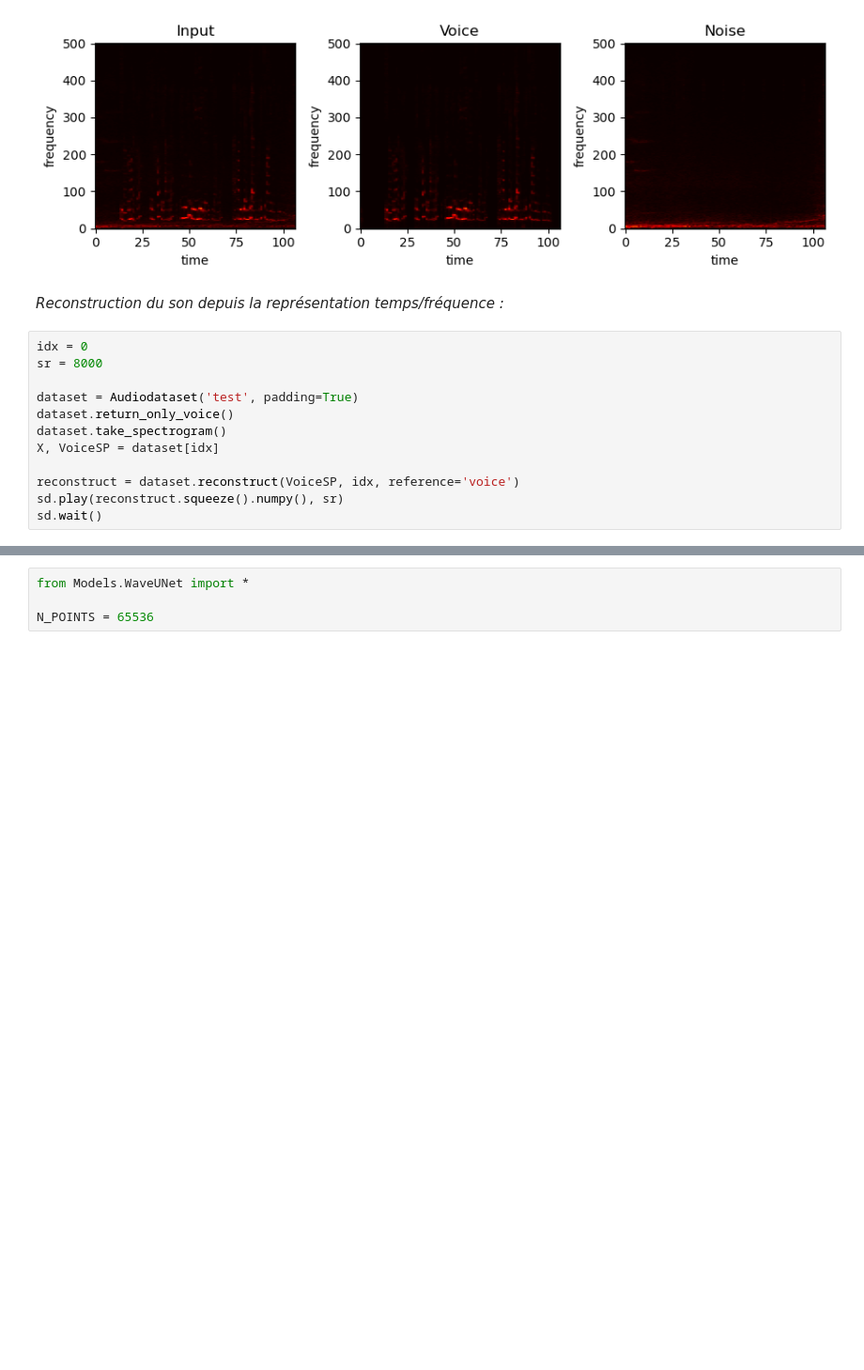
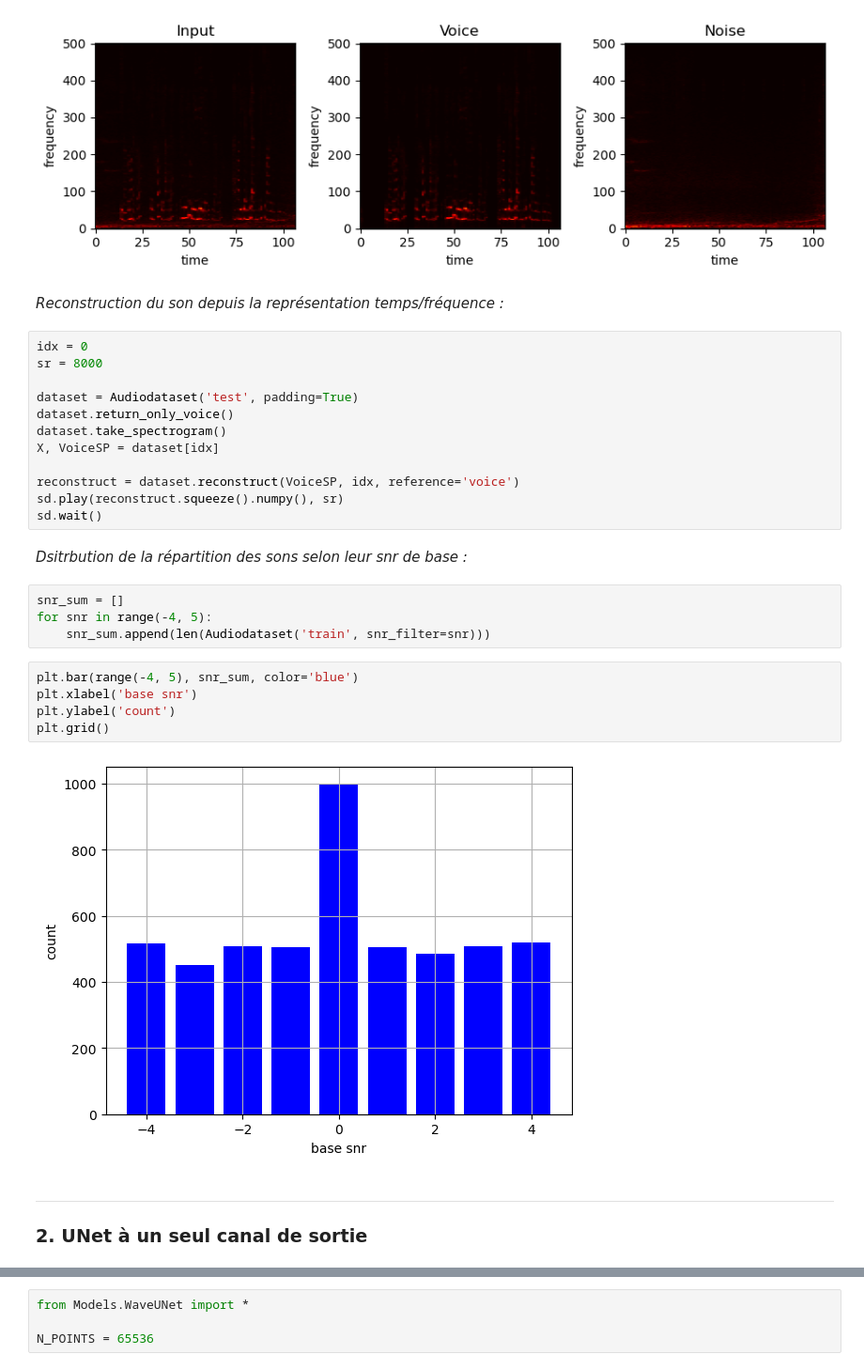
Before and after one commit to Lorbru/dlts-project, a Jupyter notebook: demo.ipynb, the cells around one changed output, grey strips where cells are left out. Shown at 94% size. Cells and saved outputs as stored; diff of their text form; blank space fills up the shorter version.

```diff
--- a/demo.ipynb
+++ b/demo.ipynb
@@ -45,3 +64,19 @@ X, VoiceSP = dataset[idx]
 reconstruct = dataset.reconstruct(VoiceSP, idx, reference='voice')
 sd.play(reconstruct.squeeze().numpy(), sr)
 sd.wait()
+# %% [markdown]
+*Dsitrbution de la répartition des sons selon leur snr de base :*
+# %%
+snr_sum = []
+for snr in range(-4, 5):
+    snr_sum.append(len(Audiodataset('train', snr_filter=snr)))
+# %%
+plt.bar(range(-4, 5), snr_sum, color='blue')
+plt.xlabel('base snr')
+plt.ylabel('count')
+plt.grid()
+# %% [output]
+[figure, added]
+# %% [markdown]
+___
+### 2. UNet à un seul canal de sortie
```
Also changed, not shown: parts of 39 cells of this notebook, 13 other files.
